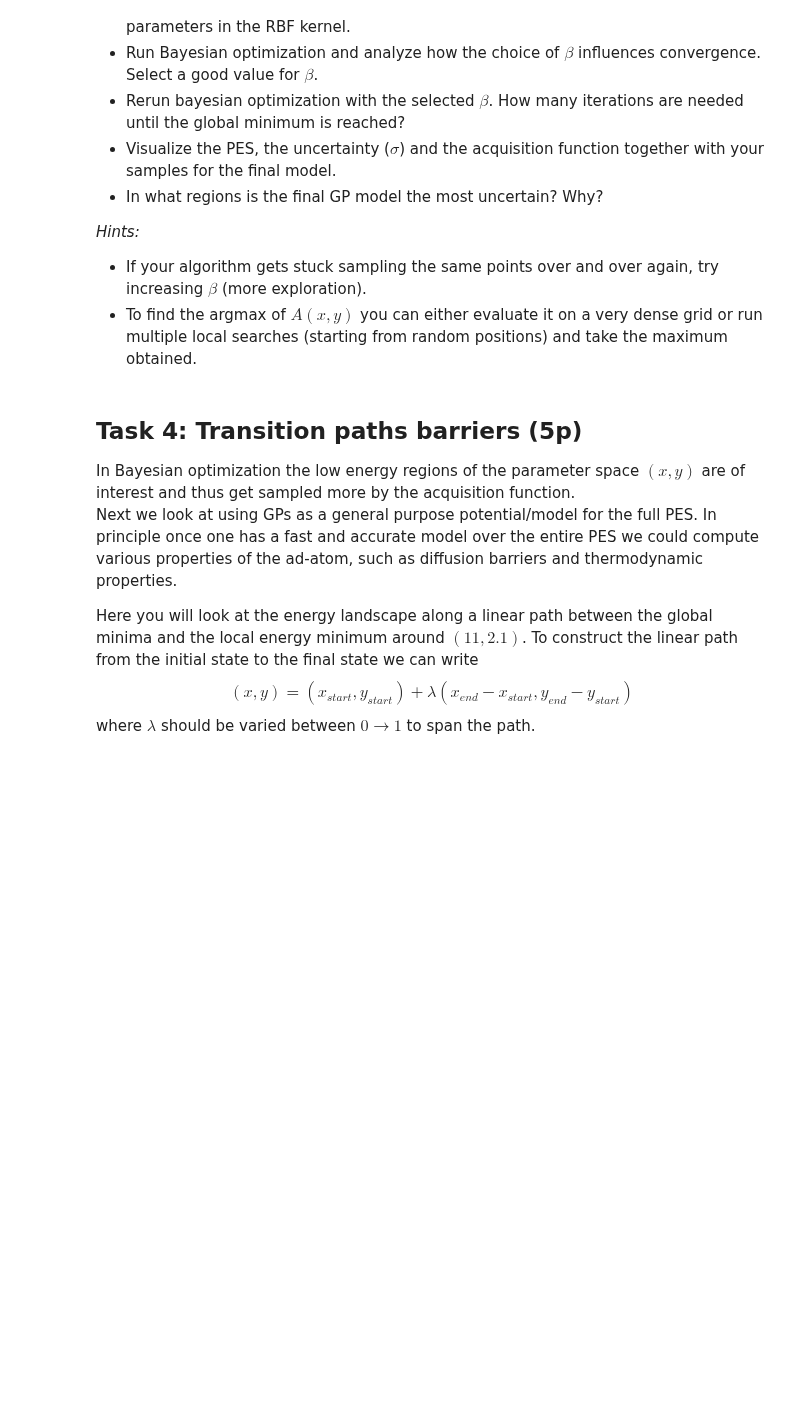
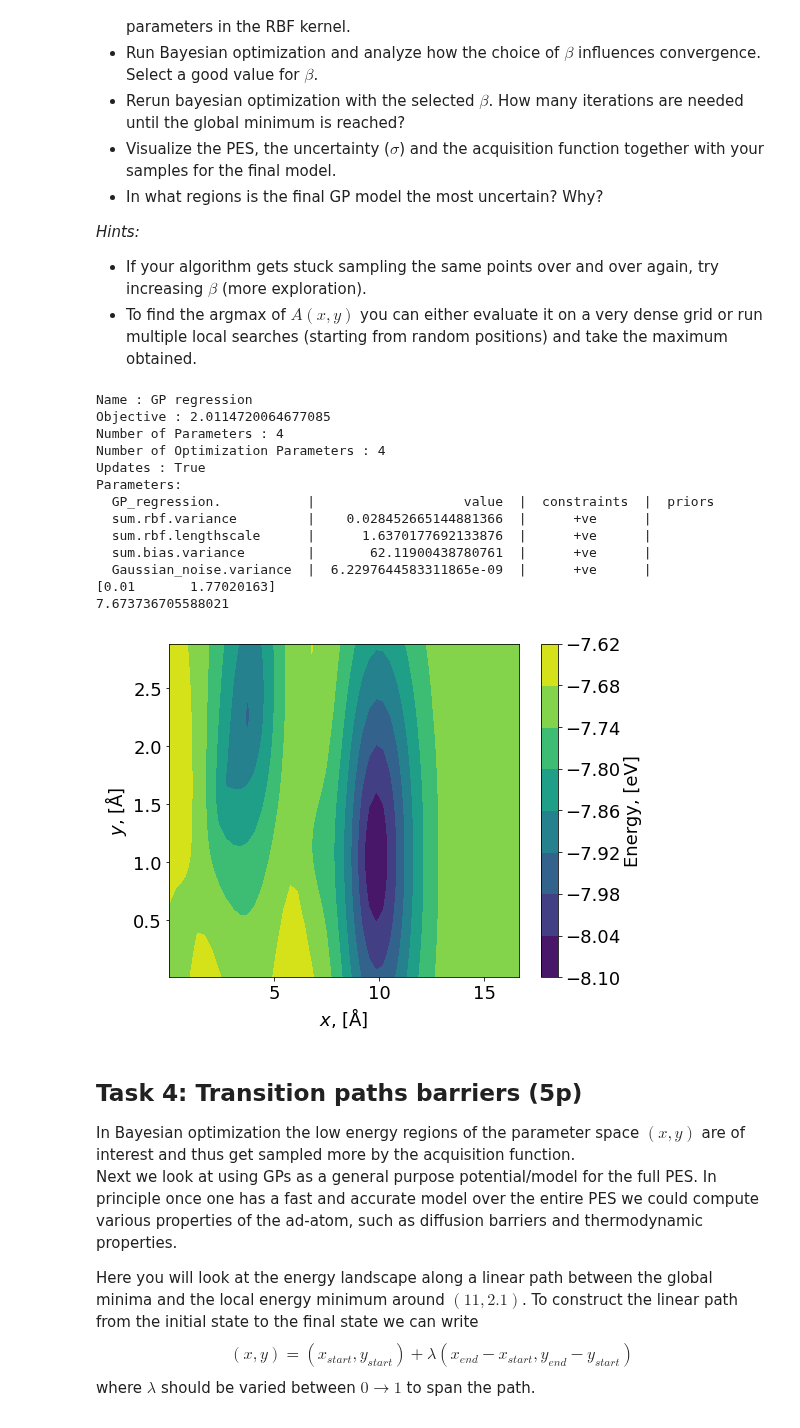
Before and after one commit to elindgren/asam_projects, a Jupyter notebook: project-2b/TIF345_bayesopt_project_2b.ipynb, the cells around one changed output. Cells and saved outputs as stored; diff of their text form; code cells hidden in the pictures; blank space fills up the shorter version.

```diff
--- a/project-2b/TIF345_bayesopt_project_2b.ipynb
+++ b/project-2b/TIF345_bayesopt_project_2b.ipynb
@@ -316,3 +405,33 @@ Start the Bayesian optimization from five (5) randomly drawn samples.
+# %%
+z = set_z_max(surface.get_positions())
+n_data = 5
+nx = 50
+ny = 50
+
+np.random.seed(42)
+X, E = get_initial_data(n_data)
+model = train_GP(X,E)
+X_new = get_new_X(model, nx, ny, debug = True)
+E_new = calculate_adatom_energy(surface, [X_new[0], X_new[1], z])
+
+print(model)
+print(X_new)
+print(E_new)
+# %% [output]
+Name : GP regression
+Objective : 2.0114720064677085
+Number of Parameters : 4
+Number of Optimization Parameters : 4
+Updates : True
+Parameters:
+  GP_regression.           |                   value  |  constraints  |  priors
+  sum.rbf.variance         |    0.028452665144881366  |      +ve      |
+  sum.rbf.lengthscale      |      1.6370177692133876  |      +ve      |
+  sum.bias.variance        |       62.11900438780761  |      +ve      |
+  Gaussian_noise.variance  |  6.2297644583311865e-09  |      +ve      |
+[0.01       1.77020163]
+7.673736705588021
+[figure, added]
 # %% [markdown]
 ## Task 4: Transition paths barriers (5p)
 In Bayesian optimization the low energy regions of the parameter space $(x, y)$ are of interest and thus get sampled more by the acquisition function.
```
Also changed, not shown: parts of 4 cells of this notebook.
